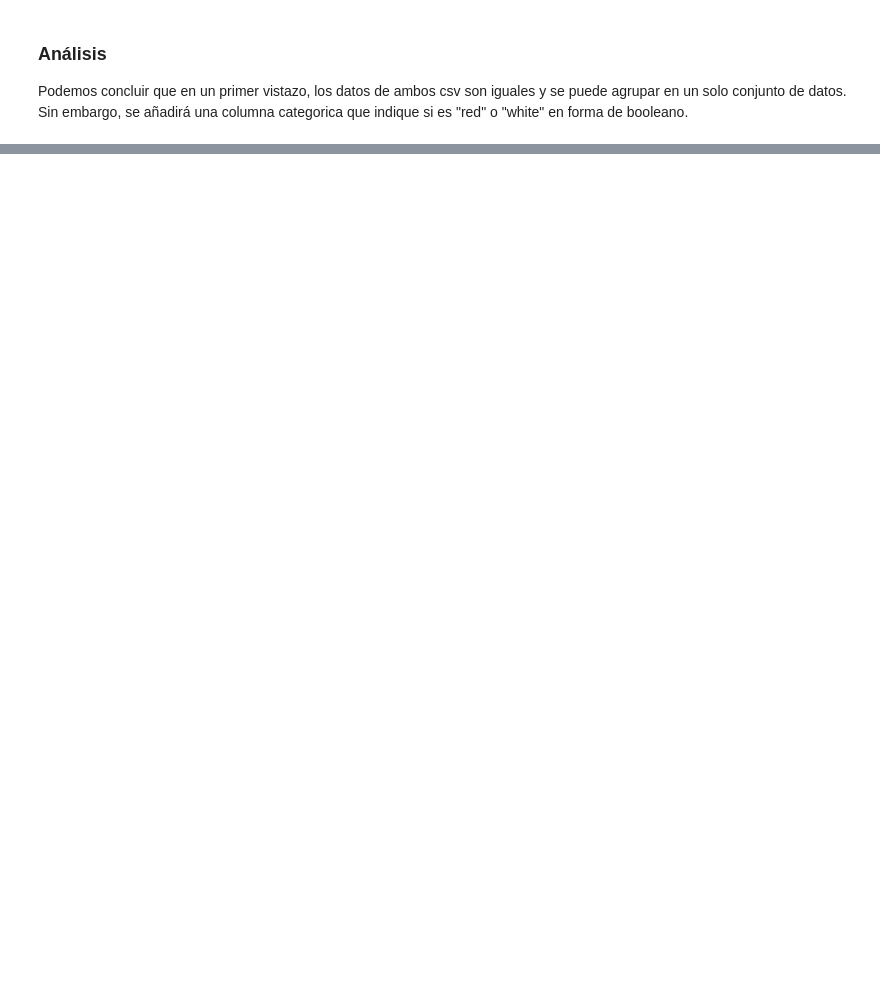
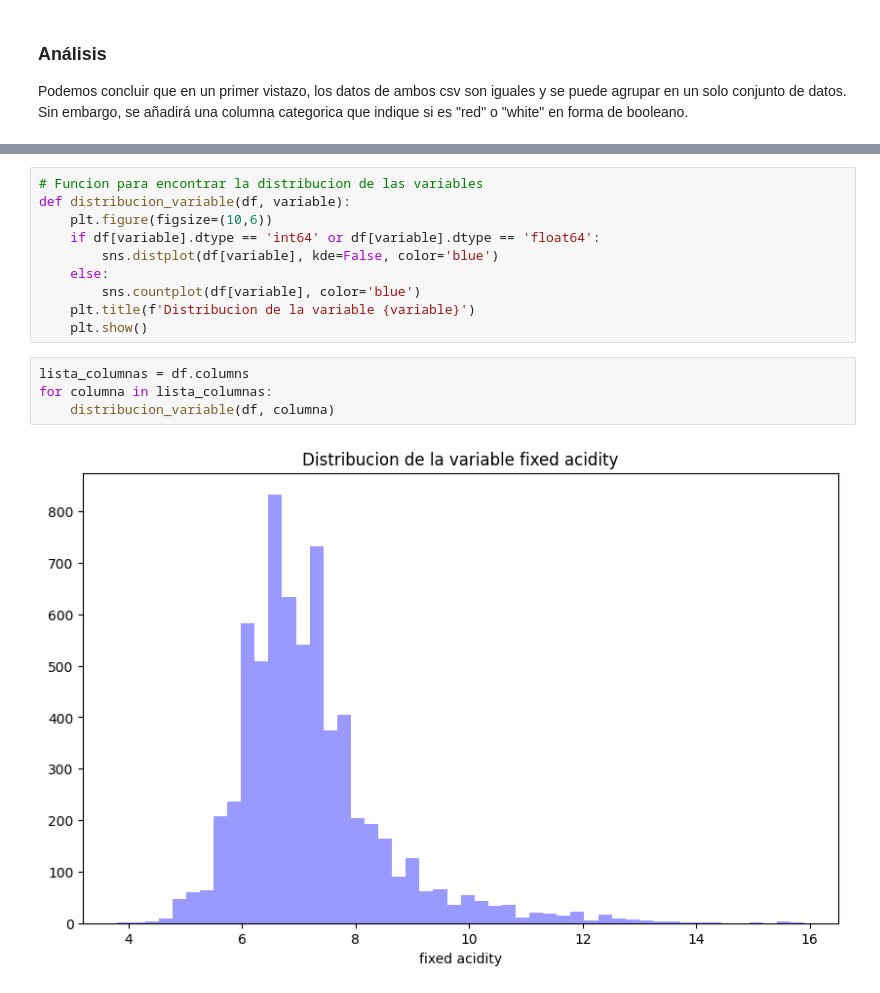
Before and after one commit to Diego2250/HT5-MD, a Jupyter notebook: hdt.ipynb, the cells around one changed output, grey strips where cells are left out. Cells and saved outputs as stored; diff of their text form; blank space fills up the shorter version.

```diff
--- a/hdt.ipynb
+++ b/hdt.ipynb
@@ -118,0 +123,16 @@ df.head(15)
+# %%
+# Funcion para encontrar la distribucion de las variables
+def distribucion_variable(df, variable):
+    plt.figure(figsize=(10,6))
+    if df[variable].dtype == 'int64' or df[variable].dtype == 'float64':
+        sns.distplot(df[variable], kde=False, color='blue')
+    else:
+        sns.countplot(df[variable], color='blue')
+    plt.title(f'Distribucion de la variable {variable}')
+    plt.show()
+# %%
+lista_columnas = df.columns
+for columna in lista_columnas:
+    distribucion_variable(df, columna)
+# %% [output]
+[figure, added]
```
Also changed, not shown: parts of 17 cells of this notebook.
